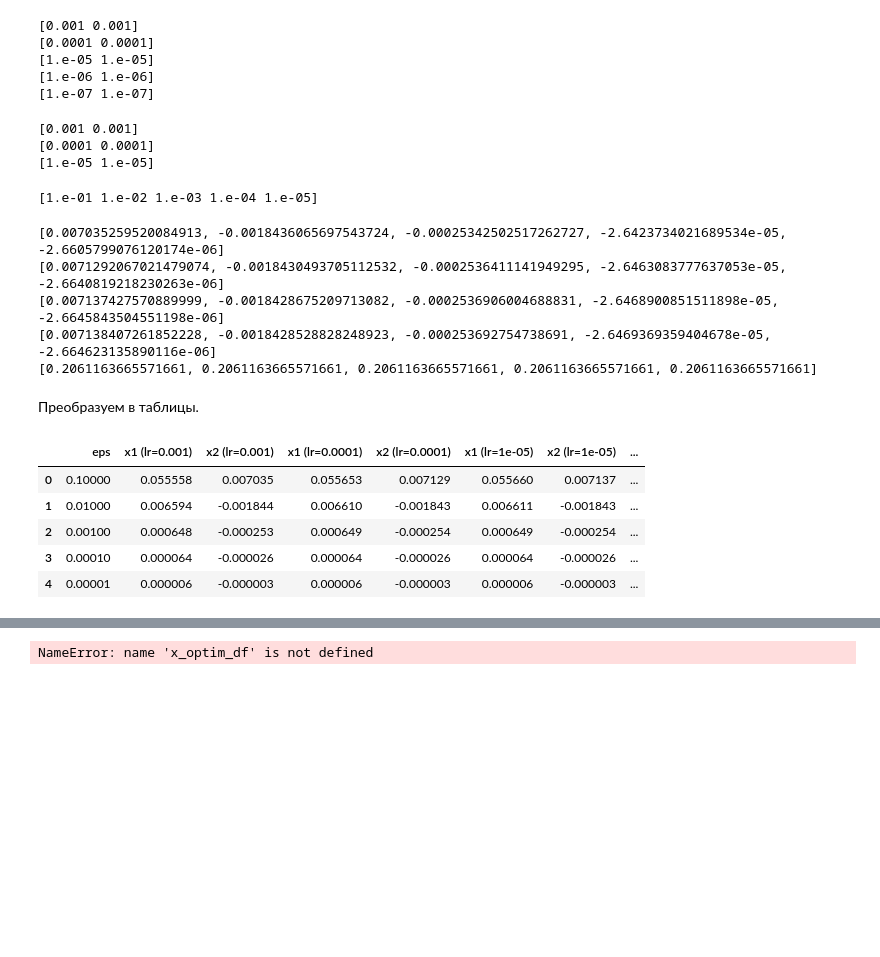
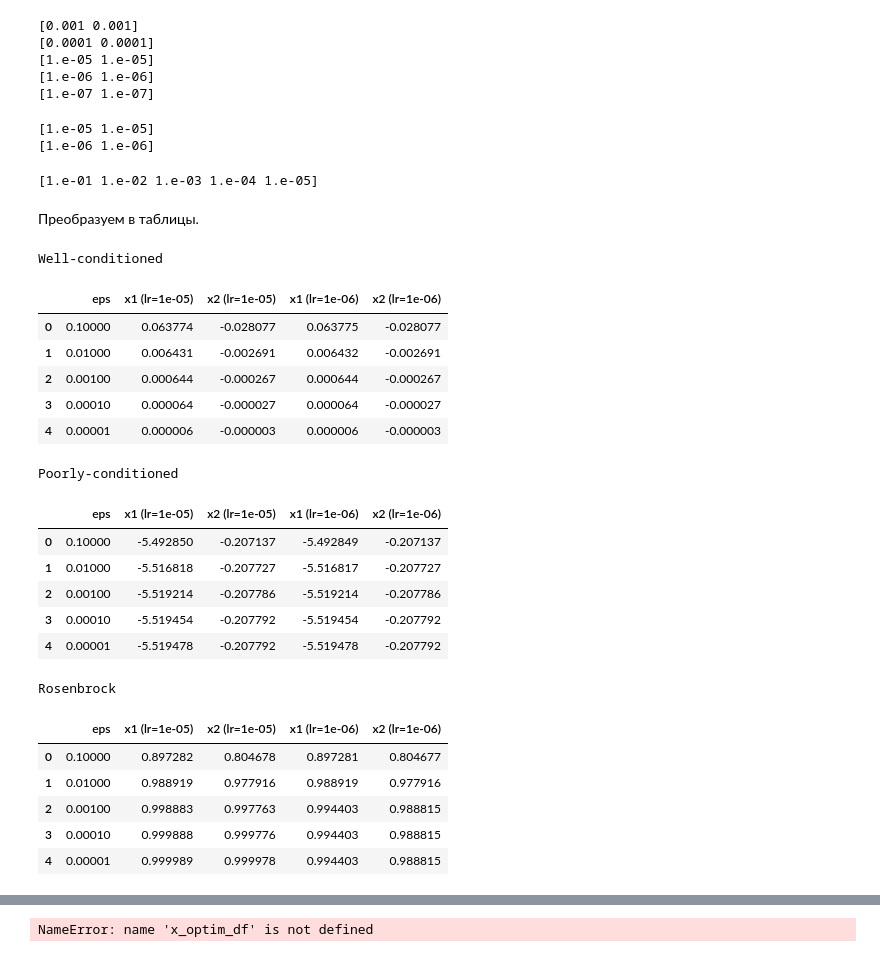
Before and after one commit to romangorbunov91/classic_grad, a Jupyter notebook: const_step_descent.ipynb, the cells around one changed output, grey strips where cells are left out. Saved outputs shown, nothing was run; the diff lists cells and outputs as text; code cells hidden in the pictures; blank space fills up the shorter version.

```diff
--- a/const_step_descent.ipynb
+++ b/const_step_descent.ipynb
@@ -23,14 +23,13 @@ for lr in lr_classic_grad_descent:
 [1.e-06 1.e-06]
 [1.e-07 1.e-07]
 # %%
-lr_classic_grad_descent = np.delete(lr_classic_grad_descent, [0,1])
+lr_classic_grad_descent = np.delete(lr_classic_grad_descent, [0,1,4])
 for lr in lr_classic_grad_descent:
     print(lr)
 N_LR = len(lr_classic_grad_descent)
 # %% [output]
-[0.001 0.001]
-[0.0001 0.0001]
 [1.e-05 1.e-05]
+[1.e-06 1.e-06]
 # %%
 N_EPS = 5
 EPS_INIT = -1
@@ -39,28 +38,27 @@ print(eps_var)
 # %% [output]
 [1.e-01 1.e-02 1.e-03 1.e-04 1.e-05]
 # %%
-func_names = [f_well]#, f_poor, f_rozen]
-grad_names = [grad_well]#, grad_poor, grad_rozen]
-func_labels = ['Well-conditioned']#,
-               #'Poorly-conditioned',
-               #'Rosenbrock']
+func_names = [f_well, f_poor, f_rozen]
+grad_names = [grad_well, grad_poor, grad_rozen]
+func_labels = ['Well-conditioned',
+               'Poorly-conditioned',
+               'Rosenbrock']
 
 N_FUNC = len(func_names)
 # %%
-x0_optim_arr = np.empty((N_FUNC, N_LR), dtype='object')
-x1_optim_arr = np.empty((N_FUNC, N_LR), dtype='object')
-#losses_arr = np.empty((N_FUNC, N_LR), dtype='object')
+x0_optim_arr     = np.empty((N_FUNC, N_LR), dtype='object')
+x1_optim_arr     = np.empty((N_FUNC, N_LR), dtype='object')
 iter_counter_arr = np.empty((N_FUNC, N_LR), dtype='object')
 func_counter_arr = np.empty((N_FUNC, N_LR), dtype='object')
 grad_counter_arr = np.empty((N_FUNC, N_LR), dtype='object')
 
 # Начальное приближение.
-x_init = np.array([2.2, 3.3])
+x_init = np.array([2.2, -2.2])
 
 for ndx, func, grad in zip(range(N_FUNC), func_names, grad_names):
     for mdx, lr in enumerate(lr_classic_grad_descent):
-        x0_optim_list = []
-        x1_optim_list = []
+        x0_optim_list     = []
+        x1_optim_list     = []
         iter_counter_list = []
         func_counter_list = []
         grad_counter_list = []
@@ -80,18 +78,11 @@ for ndx, func, grad in zip(range(N_FUNC), func_names, grad_names):
             func_counter_list.append(func_counter)
             grad_counter_list.append(grad_counter)
 
-        print(x1_optim_list)
         x0_optim_arr[ndx, mdx] = x0_optim_list
         x1_optim_arr[ndx, mdx] = x1_optim_list
         iter_counter_arr[ndx, mdx] = iter_counter_list
         func_counter_arr[ndx, mdx] = func_counter_list
         grad_counter_arr[ndx, mdx] = grad_counter_list
-# %% [output]
-[0.007035259520084913, -0.0018436065697543724, -0.00025342502517262727, -2.6423734021689534e-05, -2.6605799076120174e-06]
-[0.0071292067021479074, -0.0018430493705112532, -0.0002536411141949295, -2.6463083777637053e-05, -2.6640819218230263e-06]
-[0.007137427570889999, -0.0018428675209713082, -0.0002536906004688831, -2.6468900851511898e-05, -2.6645843504551198e-06]
-[0.007138407261852228, -0.0018428528828248923, -0.000253692754738691, -2.6469369359404678e-05, -2.664623135890116e-06]
-[0.2061163665571661, 0.2061163665571661, 0.2061163665571661, 0.2061163665571661, 0.2061163665571661]
 # %% [markdown]
 Преобразуем в таблицы.
 # %%
@@ -135,12 +129,29 @@ for ndx in range(N_FUNC):
     grad_counter_tbl_set[ndx] = pd.DataFrame(grad_counter_tbl.T, columns=['eps'] + col_name)
     grad_counter_tbl_set[ndx][col_name] = grad_counter_tbl_set[ndx][col_name].astype(int)
 # %%
-x_optim_tbl_set[0]
+for ndx, lbl in enumerate(func_labels):
+    print(lbl)
+    display(x_optim_tbl_set[ndx])
 # %% [output]
+Well-conditioned
-|  | eps | x1 (lr=0.001) | x2 (lr=0.001) | x1 (lr=0.0001) | x2 (lr=0.0001) | x1 (lr=1e-05) | x2 (lr=1e-05) | ... |
-| 0 | 0.10000 | 0.055558 | 0.007035 | 0.055653 | 0.007129 | 0.055660 | 0.007137 | ... |
-| 1 | 0.01000 | 0.006594 | -0.001844 | 0.006610 | -0.001843 | 0.006611 | -0.001843 | ... |
-| 2 | 0.00100 | 0.000648 | -0.000253 | 0.000649 | -0.000254 | 0.000649 | -0.000254 | ... |
-| 3 | 0.00010 | 0.000064 | -0.000026 | 0.000064 | -0.000026 | 0.000064 | -0.000026 | ... |
-| 4 | 0.00001 | 0.000006 | -0.000003 | 0.000006 | -0.000003 | 0.000006 | -0.000003 | ... |
+|  | eps | x1 (lr=1e-05) | x2 (lr=1e-05) | x1 (lr=1e-06) | x2 (lr=1e-06) |
+| 0 | 0.10000 | 0.063774 | -0.028077 | 0.063775 | -0.028077 |
+| 1 | 0.01000 | 0.006431 | -0.002691 | 0.006432 | -0.002691 |
+| 2 | 0.00100 | 0.000644 | -0.000267 | 0.000644 | -0.000267 |
+| 3 | 0.00010 | 0.000064 | -0.000027 | 0.000064 | -0.000027 |
+| 4 | 0.00001 | 0.000006 | -0.000003 | 0.000006 | -0.000003 |
+Poorly-conditioned
+|  | eps | x1 (lr=1e-05) | x2 (lr=1e-05) | x1 (lr=1e-06) | x2 (lr=1e-06) |
+| 0 | 0.10000 | -5.492850 | -0.207137 | -5.492849 | -0.207137 |
+| 1 | 0.01000 | -5.516818 | -0.207727 | -5.516817 | -0.207727 |
+| 2 | 0.00100 | -5.519214 | -0.207786 | -5.519214 | -0.207786 |
+| 3 | 0.00010 | -5.519454 | -0.207792 | -5.519454 | -0.207792 |
+| 4 | 0.00001 | -5.519478 | -0.207792 | -5.519478 | -0.207792 |
+Rosenbrock
+|  | eps | x1 (lr=1e-05) | x2 (lr=1e-05) | x1 (lr=1e-06) | x2 (lr=1e-06) |
+| 0 | 0.10000 | 0.897282 | 0.804678 | 0.897281 | 0.804677 |
+| 1 | 0.01000 | 0.988919 | 0.977916 | 0.988919 | 0.977916 |
+| 2 | 0.00100 | 0.998883 | 0.997763 | 0.994403 | 0.988815 |
+| 3 | 0.00010 | 0.999888 | 0.999776 | 0.994403 | 0.988815 |
+| 4 | 0.00001 | 0.999989 | 0.999978 | 0.994403 | 0.988815 |
 # %%
```
Also changed, not shown: parts of 4 cells of this notebook, 3 other files.
